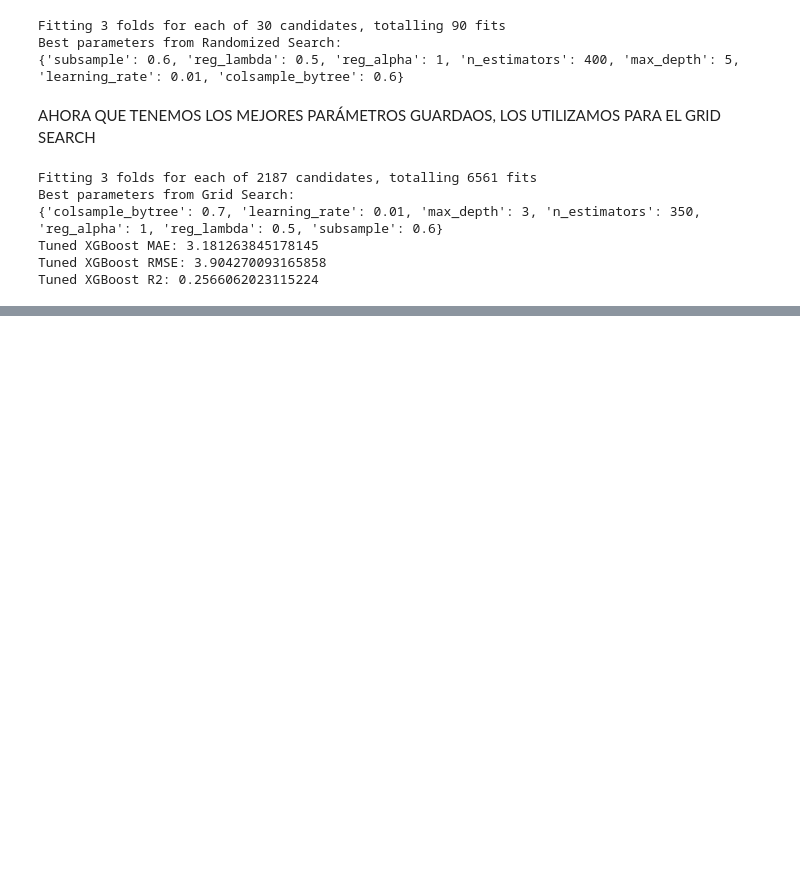
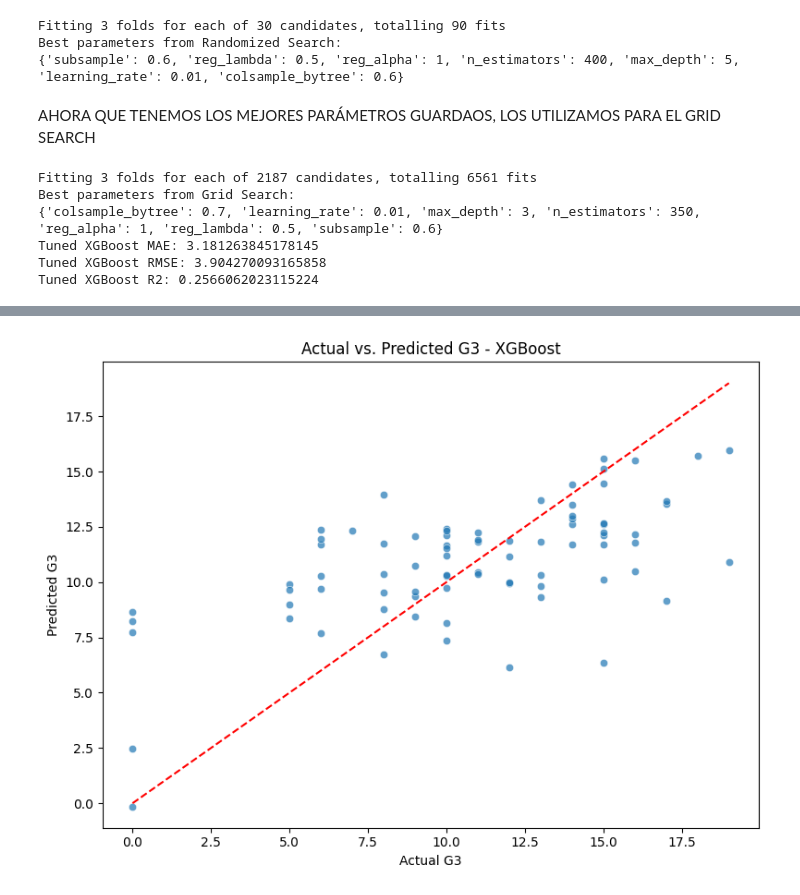
Before and after one commit to JonMc19/Machine-Learning-Group-Project, a Jupyter notebook: Ficheros Python/Modelizacion_mates_sin_G1_G2.ipynb, the cells around one changed output, grey strips where cells are left out. Saved outputs shown, nothing was run; the diff lists cells and outputs as text; code cells hidden in the pictures; blank space fills up the shorter version.

```diff
--- a/Ficheros Python/Modelizacion_mates_sin_G1_G2.ipynb
+++ b/Ficheros Python/Modelizacion_mates_sin_G1_G2.ipynb
@@ -315,0 +341,15 @@ Tuned XGBoost R2: 0.2566062023115224
+# %%
+# Predict
+y_pred = xg_boost.predict(X_test)
+
+# Scatter plot
+plt.figure(figsize=(8, 6))
+sns.scatterplot(x=y_test, y=y_pred, alpha=0.7)
+plt.plot([y_test.min(), y_test.max()], [y_test.min(), y_test.max()], '--r')  # 45-degree line
+plt.xlabel('Actual G3')
+plt.ylabel('Predicted G3')
+plt.title('Actual vs. Predicted G3 - XGBoost')
+plt.tight_layout()
+plt.show()
+# %% [output]
+[figure, added]
```
Also changed, not shown: parts of 4 cells of this notebook, 1 other file.
